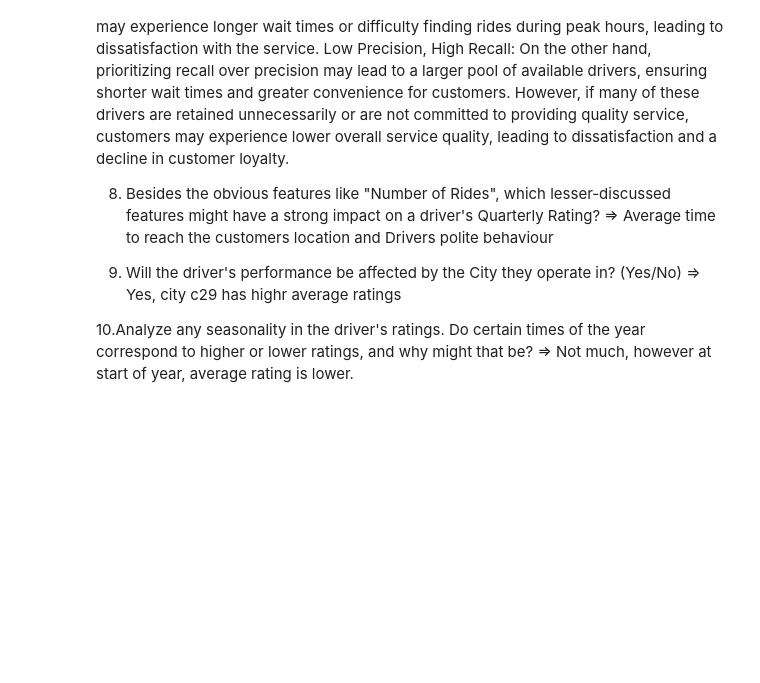
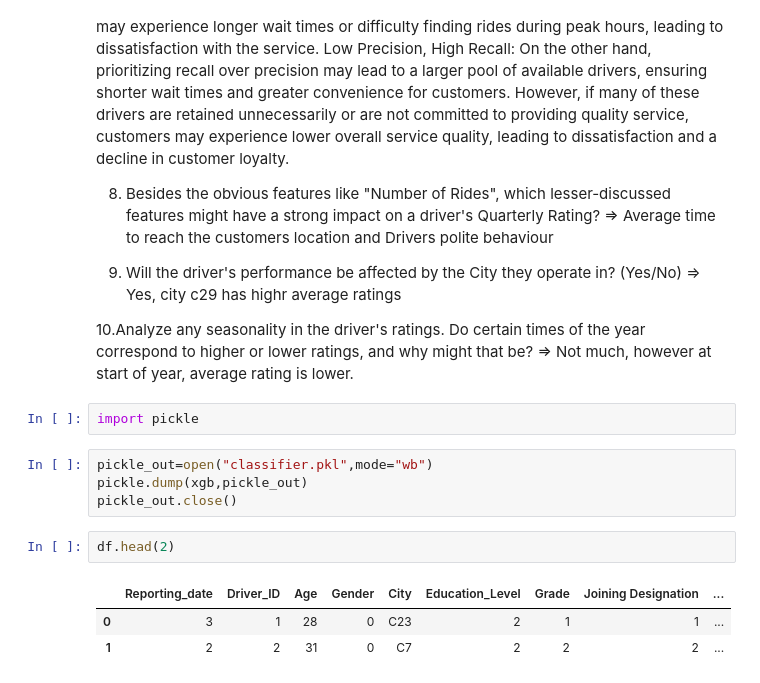
Before and after one commit to harshf5/Ola_Ensemble_Businesscase_for_project, a Jupyter notebook: Ola_BusinessCase.ipynb, the cells around one changed output. Saved outputs shown, nothing was run; the diff lists cells and outputs as text; blank space fills up the shorter version.

```diff
--- a/Ola_BusinessCase.ipynb
+++ b/Ola_BusinessCase.ipynb
@@ -1906,3 +1904,15 @@ Low Precision, High Recall: On the other hand, prioritizing recall over precisio
 
 10.Analyze any seasonality in the driver's ratings. Do certain times of the year correspond to higher or lower ratings, and why might that be?
 => Not much, however at start of year, average rating is lower.
+# %%
+import pickle
+# %%
+pickle_out=open("classifier.pkl",mode="wb")
+pickle.dump(xgb,pickle_out)
+pickle_out.close()
+# %%
+df.head(2)
+# %% [output]
+|  | Reporting_date | Driver_ID | Age | Gender | City | Education_Level | Grade | Joining Designation | ... |
+| 0 | 3 | 1 | 28 | 0 | C23 | 2 | 1 | 1 | ... |
+| 1 | 2 | 2 | 31 | 0 | C7 | 2 | 2 | 2 | ... |
```
Also changed, not shown: parts of 36 cells of this notebook, 2 other files.
